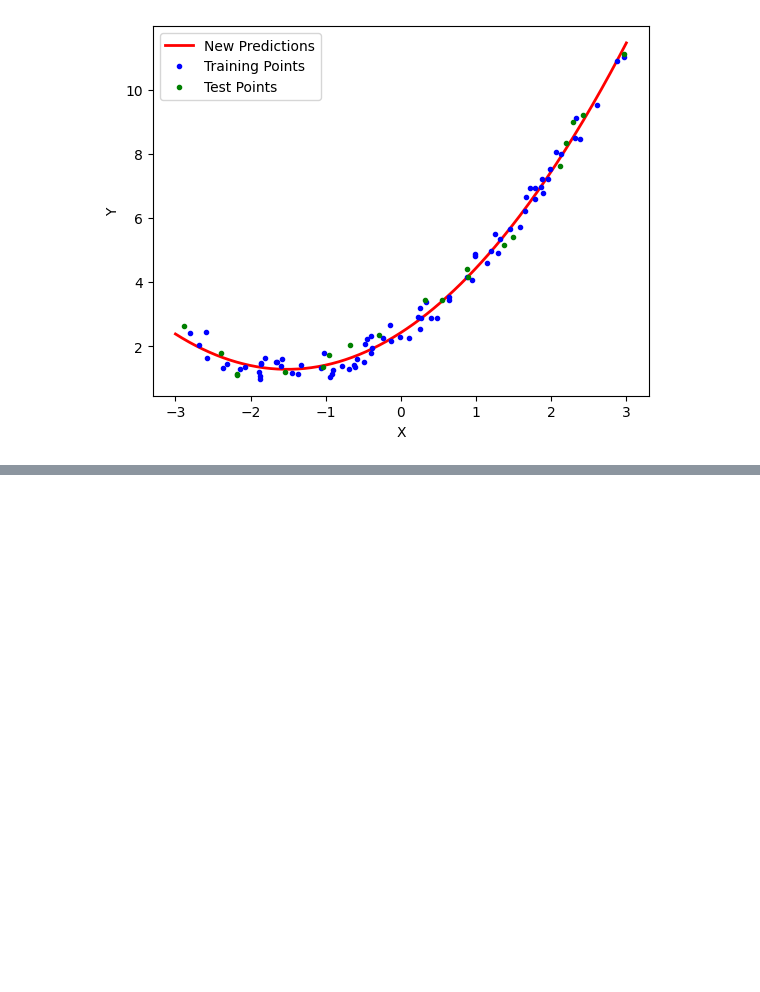
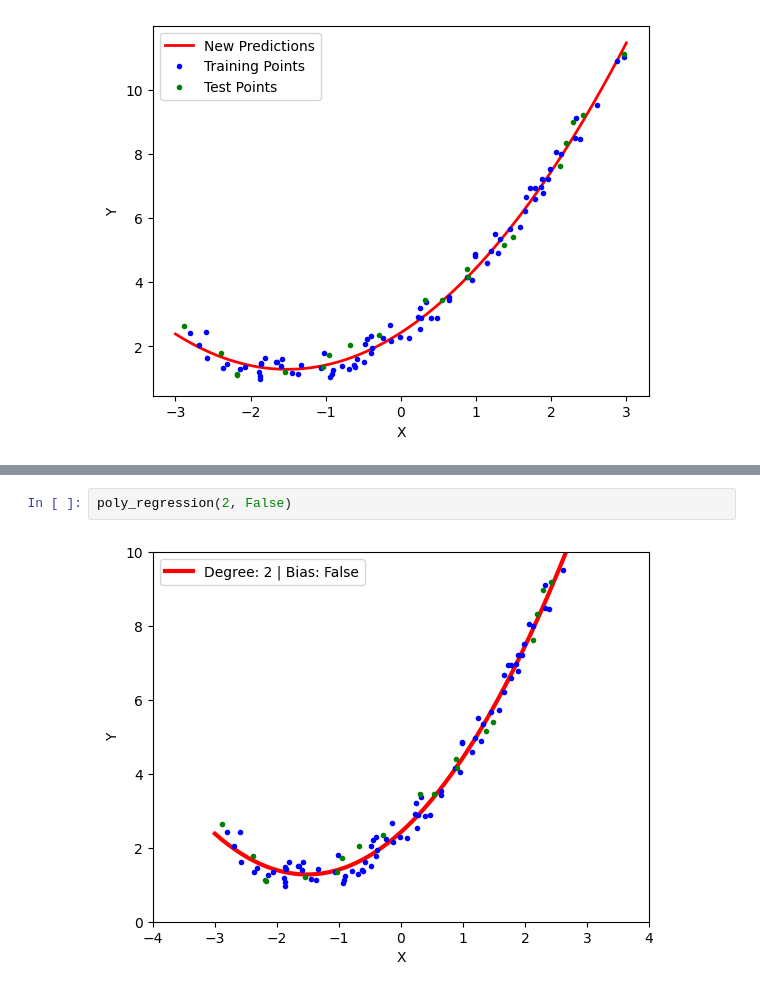
Before and after one commit to JackDKillelea/slr_mlr, a Jupyter notebook: plr.ipynb, the cells around one changed output, grey strips where cells are left out. Drawn from its saved outputs; the diff is of its cells as text; blank space fills up the shorter version.

```diff
--- a/plr.ipynb
+++ b/plr.ipynb
@@ -127,0 +163,4 @@ plt.show()
+# %%
+poly_regression(2, False)
+# %% [output]
+[figure, added]
```
Also changed, not shown: parts of 8 cells of this notebook.
